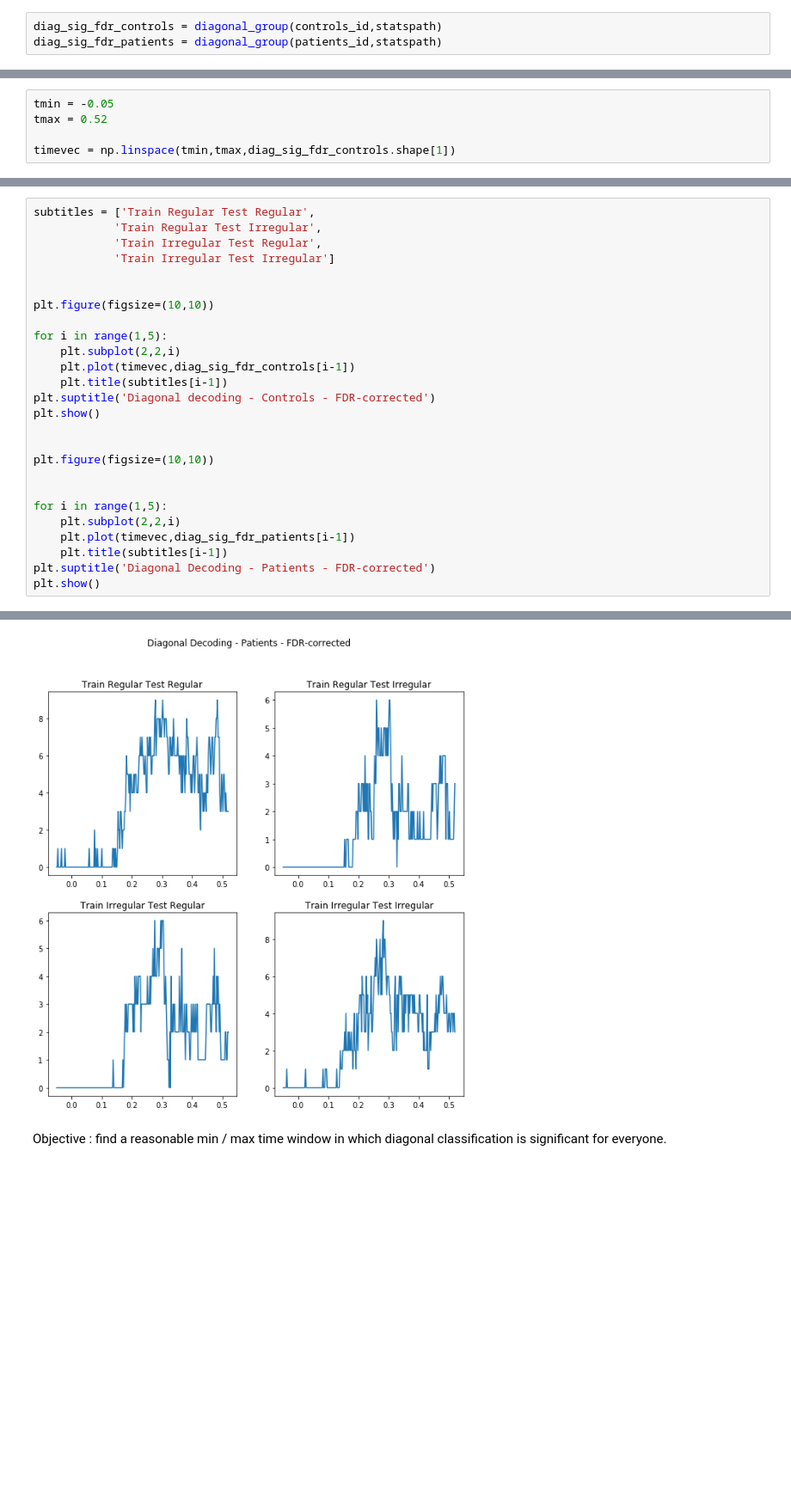
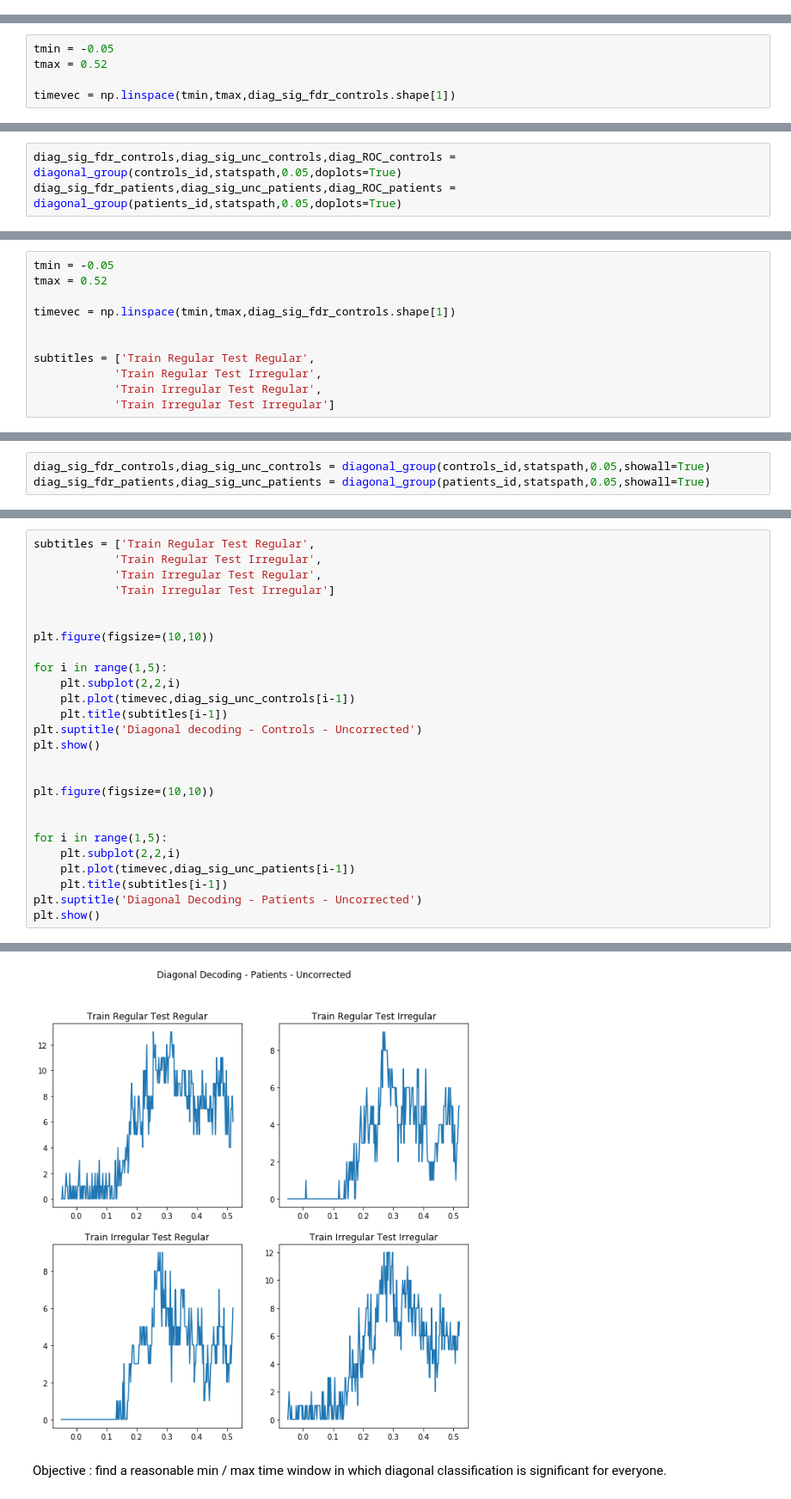
Before and after one commit to nicofarr/pd_osc_decoding, a Jupyter notebook: MNE-Statistics.ipynb, the cells around one changed output, grey strips where cells are left out. Shown at 86% size. Saved outputs shown, nothing was run; the diff lists cells and outputs as text; blank space fills up the shorter version.

```diff
--- a/MNE-Statistics.ipynb
+++ b/MNE-Statistics.ipynb
@@ -74,3 +51,0 @@ def diagonal_group(subjlist,statspath):
-# %%
-diag_sig_fdr_controls = diagonal_group(controls_id,statspath)
-diag_sig_fdr_patients = diagonal_group(patients_id,statspath)
@@ -83,0 +139,3 @@ timevec = np.linspace(tmin,tmax,diag_sig_fdr_controls.shape[1])
+# %%
+diag_sig_fdr_controls,diag_sig_unc_controls,diag_ROC_controls = diagonal_group(controls_id,statspath,0.05,doplots=True)
+diag_sig_fdr_patients,diag_sig_unc_patients,diag_ROC_patients = diagonal_group(patients_id,statspath,0.05,doplots=True)
@@ -83,0 +160,11 @@ timevec = np.linspace(tmin,tmax,diag_sig_fdr_controls.shape[1])
+# %%
+tmin = -0.05
+tmax = 0.52
+
+timevec = np.linspace(tmin,tmax,diag_sig_fdr_controls.shape[1])
+
+
+subtitles = ['Train Regular Test Regular',
+            'Train Regular Test Irregular',
+            'Train Irregular Test Regular',
+            'Train Irregular Test Irregular']
@@ -83,0 +201,3 @@ timevec = np.linspace(tmin,tmax,diag_sig_fdr_controls.shape[1])
+# %%
+diag_sig_fdr_controls,diag_sig_unc_controls = diagonal_group(controls_id,statspath,0.05,showall=True)
+diag_sig_fdr_patients,diag_sig_unc_patients = diagonal_group(patients_id,statspath,0.05,showall=True)
@@ -92,9 +242,9 @@ plt.figure(figsize=(10,10))
 
 for i in range(1,5):
     plt.subplot(2,2,i)
-    plt.plot(timevec,diag_sig_fdr_controls[i-1])
+    plt.plot(timevec,diag_sig_unc_controls[i-1])
     plt.title(subtitles[i-1])
-plt.suptitle('Diagonal decoding - Controls - FDR-corrected')
+plt.suptitle('Diagonal decoding - Controls - Uncorrected')
 plt.show()
 
 
@@ -103,8 +253,8 @@ plt.figure(figsize=(10,10))
 
 for i in range(1,5):
     plt.subplot(2,2,i)
-    plt.plot(timevec,diag_sig_fdr_patients[i-1])
+    plt.plot(timevec,diag_sig_unc_patients[i-1])
     plt.title(subtitles[i-1])
-plt.suptitle('Diagonal Decoding - Patients - FDR-corrected')
+plt.suptitle('Diagonal Decoding - Patients - Uncorrected')
 plt.show()
 # %% [output]
@@ -112,3 +262,3 @@ plt.show()
-[figure, old version]
+[figure, new version]
 # %% [markdown]
 Objective : find a reasonable min / max time window in which diagonal classification is significant for everyone.
```
Also changed, not shown: parts of 22 cells of this notebook.
